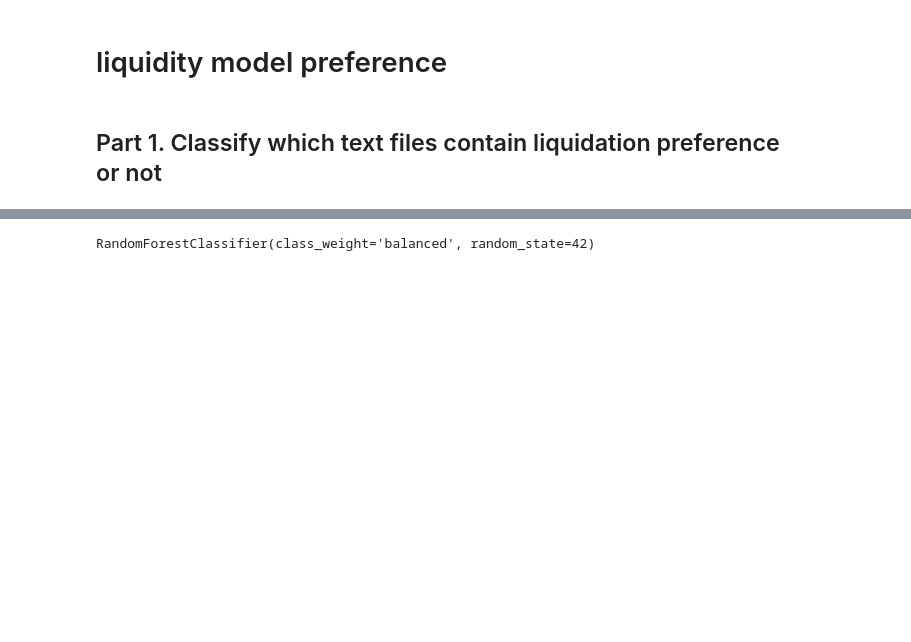
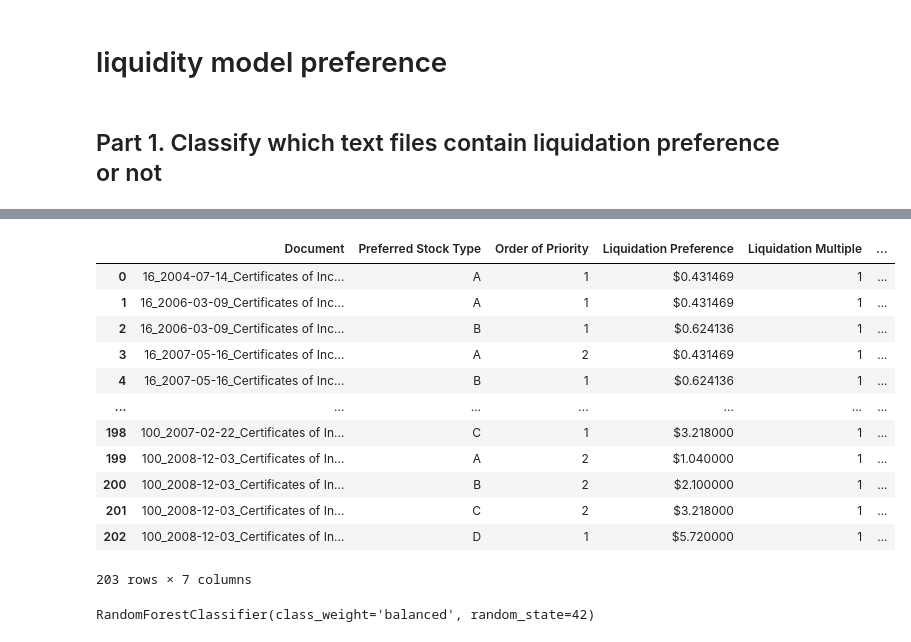
Before and after one commit to alexchen4/vc-research, a Jupyter notebook: liquidation.ipynb, the cells around one changed output, grey strips where cells are left out. Drawn from its saved outputs; the diff is of its cells as text; code cells hidden in the pictures; blank space fills up the shorter version.

```diff
--- a/liquidation.ipynb
+++ b/liquidation.ipynb
@@ -45,2 +52,19 @@ df
+# %%
+# display details of batch1 preferred stocks
+batch1_lp
+# %% [output]
+|  | Document | Preferred Stock Type | Order of Priority | Liquidation Preference | Liquidation Multiple | ... |
+| 0 | 16_2004-07-14_Certificates of Inc... | A | 1 | $0.431469 | 1 | ... |
+| 1 | 16_2006-03-09_Certificates of Inc... | A | 1 | $0.431469 | 1 | ... |
+| 2 | 16_2006-03-09_Certificates of Inc... | B | 1 | $0.624136 | 1 | ... |
+| 3 | 16_2007-05-16_Certificates of Inc... | A | 2 | $0.431469 | 1 | ... |
+| 4 | 16_2007-05-16_Certificates of Inc... | B | 1 | $0.624136 | 1 | ... |
+| ... | ... | ... | ... | ... | ... | ... |
+| 198 | 100_2007-02-22_Certificates of In... | C | 1 | $3.218000 | 1 | ... |
+| 199 | 100_2008-12-03_Certificates of In... | A | 2 | $1.040000 | 1 | ... |
+| 200 | 100_2008-12-03_Certificates of In... | B | 2 | $2.100000 | 1 | ... |
+| 201 | 100_2008-12-03_Certificates of In... | C | 2 | $3.218000 | 1 | ... |
+| 202 | 100_2008-12-03_Certificates of In... | D | 1 | $5.720000 | 1 | ... |
+203 rows × 7 columns
 # %%
 # Read each file and extract data
```
Also changed, not shown: parts of 25 cells of this notebook.
